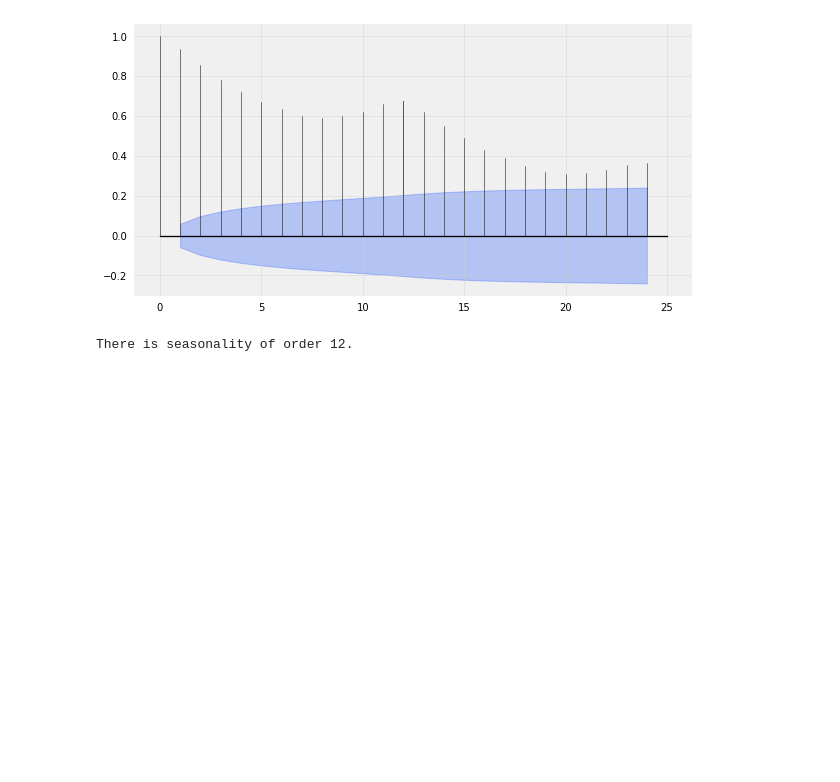
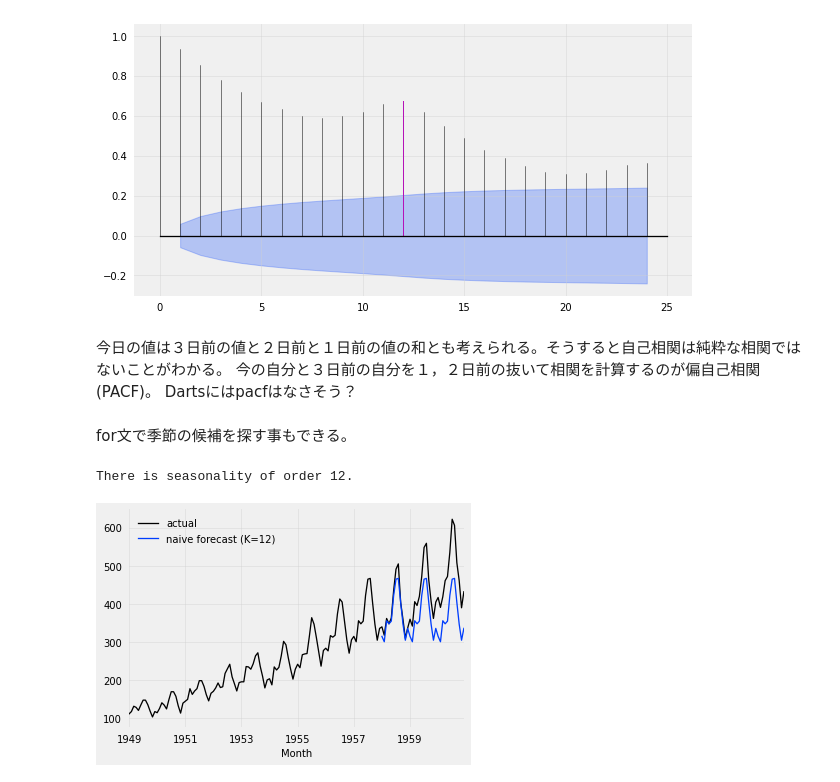
Before and after one commit to cyamax/time_series_forecast_lab, a Jupyter notebook: Darts.ipynb, the cells around one changed output. Saved outputs shown, nothing was run; the diff lists cells and outputs as text; code cells hidden in the pictures; blank space fills up the shorter version.

```diff
--- a/Darts.ipynb
+++ b/Darts.ipynb
@@ -97,6 +126,12 @@ plt.legend();
 plot_acf(train, m = 12,alpha=0.05)
 # %% [output]
 [figure]
+# %% [markdown]
+今日の値は３日前の値と２日前と１日前の値の和とも考えられる。そうすると自己相関は純粋な相関ではないことがわかる。
+今の自分と３日前の自分を１，２日前の抜いて相関を計算するのが偏自己相関(PACF)。
+Dartsにはpacfはなさそう？
+# %% [markdown]
+for文で季節の候補を探す事もできる。
 # %%
 for m in range(2, 25):
     # alphaは信頼区間の水準。上図の青い部分。設定は信頼区間=5%
@@ -105,3 +140,13 @@ for m in range(2, 25):
         print('There is seasonality of order {}.'.format(period))
 # %% [output]
 There is seasonality of order 12.
+# %%
+seasonal_model = NaiveSeasonal(K=12)
+seasonal_model.fit(train)
+seasonal_forecast = seasonal_model.predict(36)
+
+series.plot(label='actual')
+seasonal_forecast.plot(label='naive forecast (K=12)')
+plt.legend();
+# %% [output]
+[figure, added]
```
Also changed, not shown: parts of 11 cells of this notebook.
